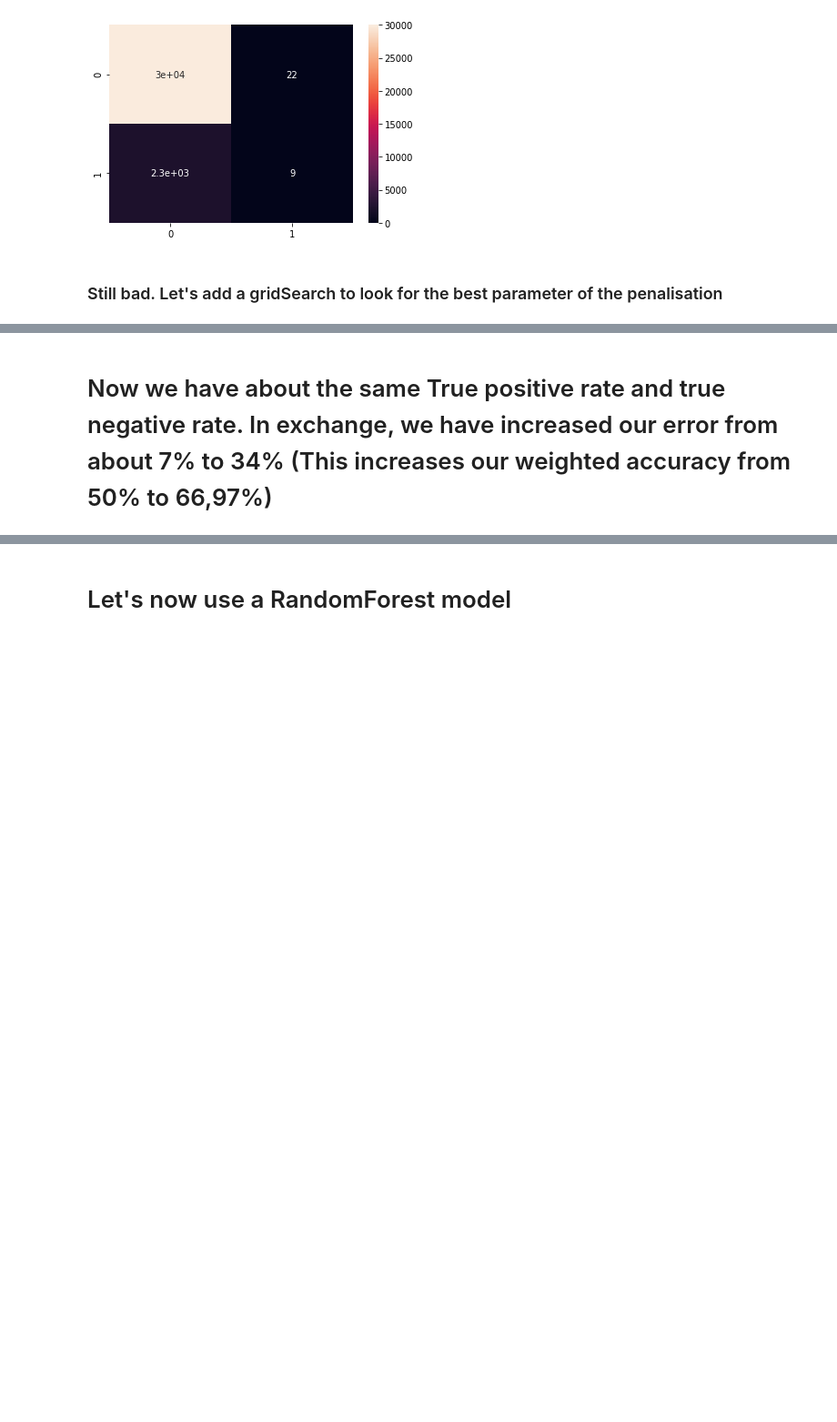
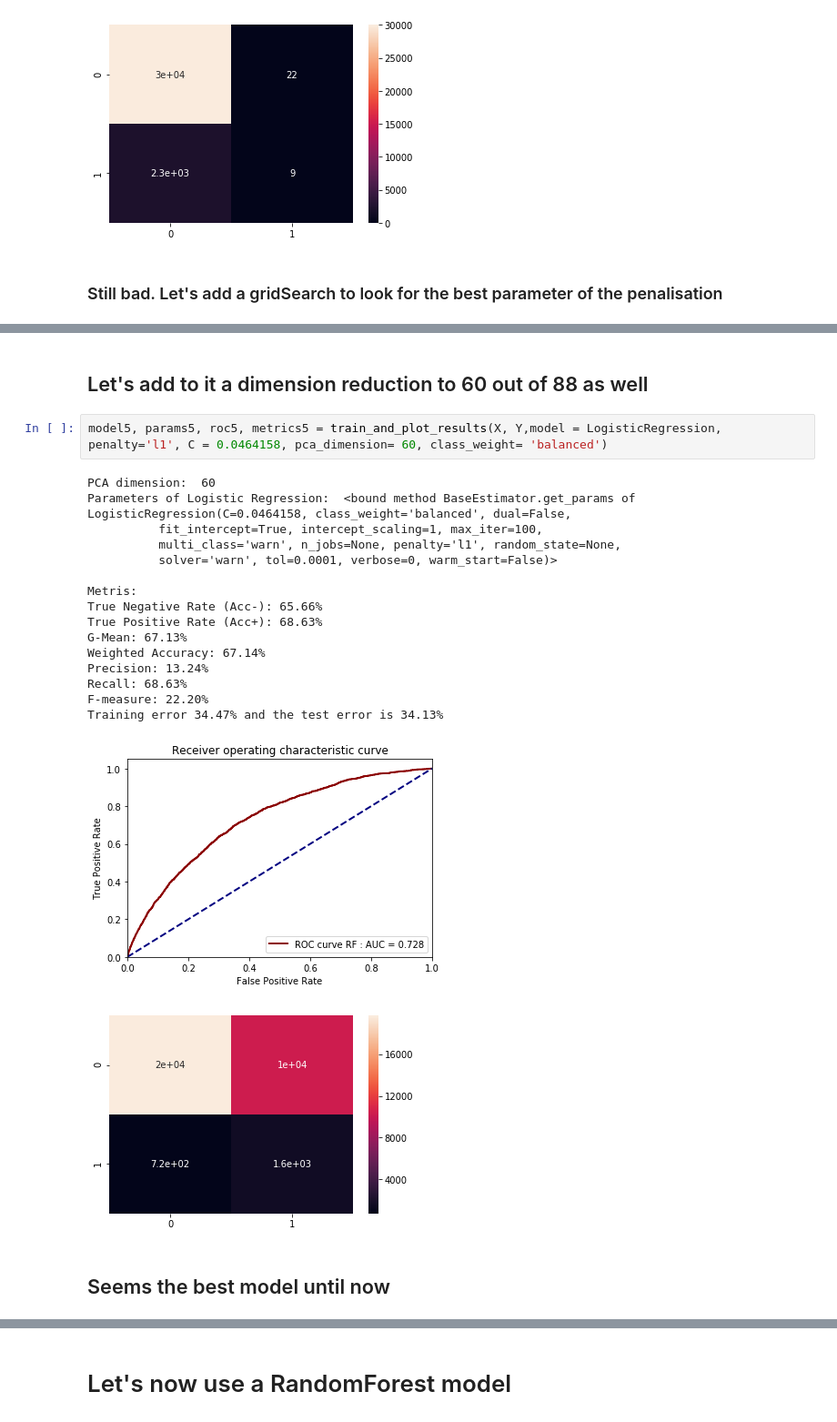
Before and after one commit to netomenoci/Doclib, a Jupyter notebook: Logistic Regression + Random Forest Comparison.ipynb, the cells around one changed output, grey strips where cells are left out. Shown: that part at 91% size. Cells and saved outputs as stored; diff of their text form; blank space fills up the shorter version.

```diff
--- a/Logistic Regression + Random Forest Comparison.ipynb
+++ b/Logistic Regression + Random Forest Comparison.ipynb
@@ -276,4 +332,26 @@ Training error 34.37% and the test error is 34.19%
 [figure]
 [figure]
-# %% [markdown]
-# Now we have about the same True positive rate and true negative rate. In exchange, we have increased our error from about 7% to 34% (This increases our weighted accuracy from 50% to 66,97%)
+# %% [markdown]
+## Let's add to it a dimension reduction to 60 out of 88 as well
+# %%
+model5, params5, roc5, metrics5 = train_and_plot_results(X, Y,model = LogisticRegression, penalty='l1', C = 0.0464158, pca_dimension= 60, class_weight= 'balanced')
+# %% [output]
+PCA dimension:  60
+Parameters of Logistic Regression:  <bound method BaseEstimator.get_params of LogisticRegression(C=0.0464158, class_weight='balanced', dual=False,
+          fit_intercept=True, intercept_scaling=1, max_iter=100,
+          multi_class='warn', n_jobs=None, penalty='l1', random_state=None,
+          solver='warn', tol=0.0001, verbose=0, warm_start=False)>
+
+Metris:
+True Negative Rate (Acc-): 65.66%
+True Positive Rate (Acc+): 68.63%
+G-Mean: 67.13%
+Weighted Accuracy: 67.14%
+Precision: 13.24%
+Recall: 68.63%
+F-measure: 22.20%
+Training error 34.47% and the test error is 34.13%
+[figure, added]
+[figure, added]
+# %% [markdown]
+## Seems the best model until now
```
Also changed, not shown: parts of 23 cells of this notebook, 3 other files.
